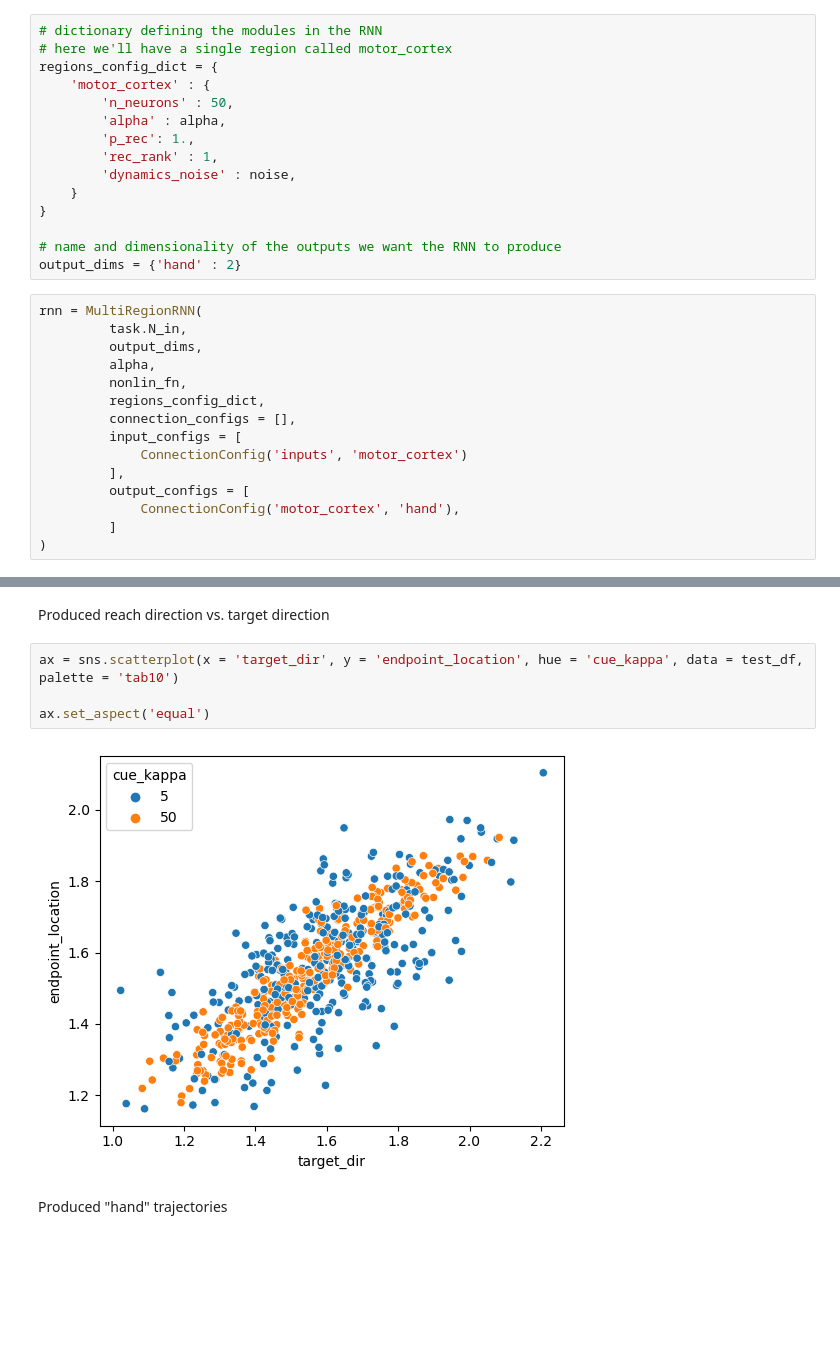
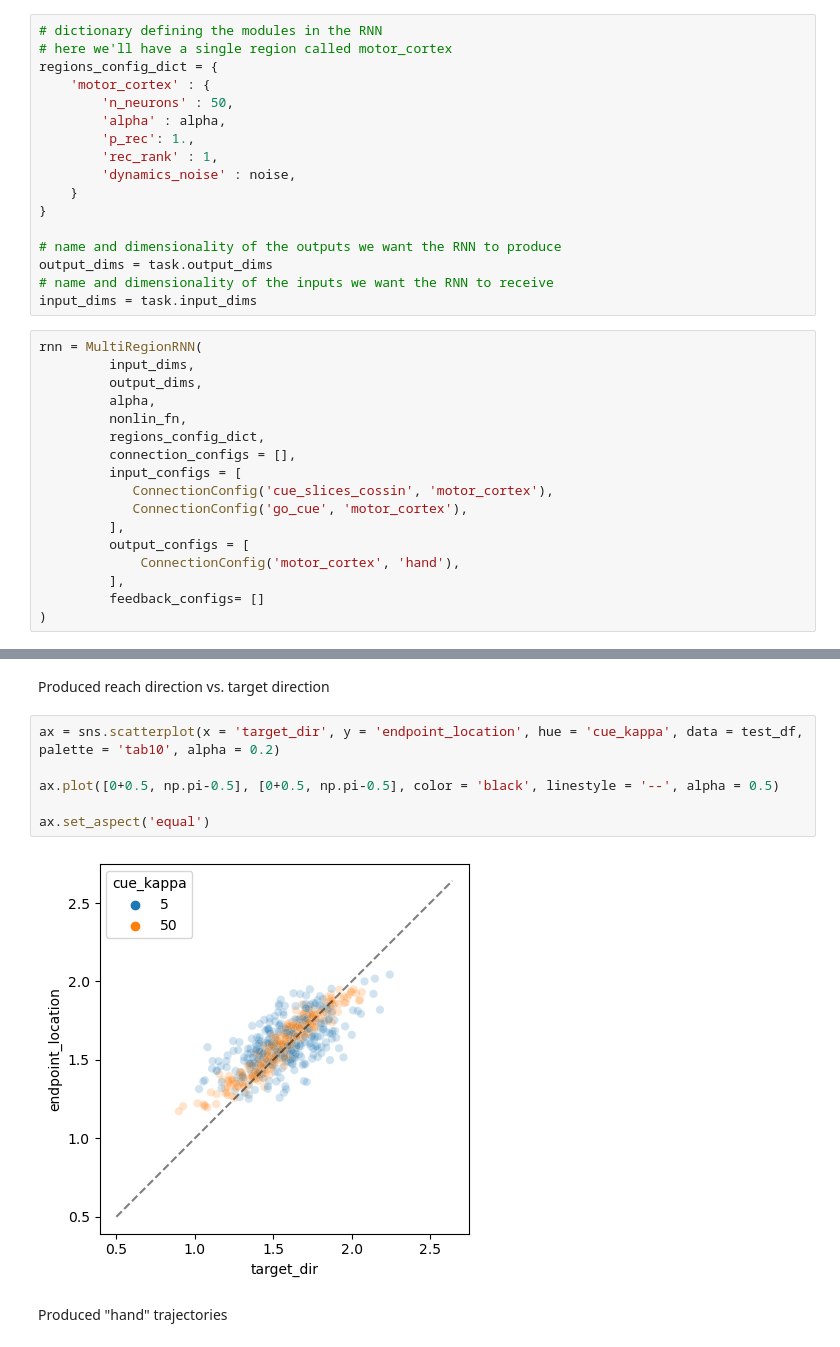
Before and after one commit to BeNeuroLab/modular_rnn, a Jupyter notebook: uncertainty_task_example.ipynb, the cells around one changed output, grey strips where cells are left out. Saved outputs shown, nothing was run; the diff lists cells and outputs as text; blank space fills up the shorter version.

Commit message:
Change inputs from a single array to a dict of individual input signals

```diff
--- a/uncertainty_task_example.ipynb
+++ b/uncertainty_task_example.ipynb
@@ -73,21 +74,25 @@ regions_config_dict = {
 }
 
 # name and dimensionality of the outputs we want the RNN to produce
-output_dims = {'hand' : 2}
+output_dims = task.output_dims
+# name and dimensionality of the inputs we want the RNN to receive
+input_dims = task.input_dims
 # %%
 rnn = MultiRegionRNN(
-         task.N_in,
+         input_dims,
          output_dims,
          alpha,
          nonlin_fn,
          regions_config_dict,
          connection_configs = [],
          input_configs = [
-             ConnectionConfig('inputs', 'motor_cortex')
+            ConnectionConfig('cue_slices_cossin', 'motor_cortex'),
+            ConnectionConfig('go_cue', 'motor_cortex'),
          ],
          output_configs = [
              ConnectionConfig('motor_cortex', 'hand'),
-         ]
+         ],
+         feedback_configs= []
 )
 # %% [markdown]
 # Train
@@ -109,11 +114,13 @@ test_df = run_test_batches(10, rnn, task)
 # %% [markdown]
 Produced reach direction vs. target direction
 # %%
-ax = sns.scatterplot(x = 'target_dir', y = 'endpoint_location', hue = 'cue_kappa', data = test_df, palette = 'tab10')
+ax = sns.scatterplot(x = 'target_dir', y = 'endpoint_location', hue = 'cue_kappa', data = test_df, palette = 'tab10', alpha = 0.2)
+
+ax.plot([0+0.5, np.pi-0.5], [0+0.5, np.pi-0.5], color = 'black', linestyle = '--', alpha = 0.5)
 
 ax.set_aspect('equal')
 # %% [output]
-[figure, old version]
+[figure, new version]
 # %% [markdown]
 Produced "hand" trajectories
 # %%
```
Also changed, not shown: parts of 4 cells of this notebook, 7 other files.
